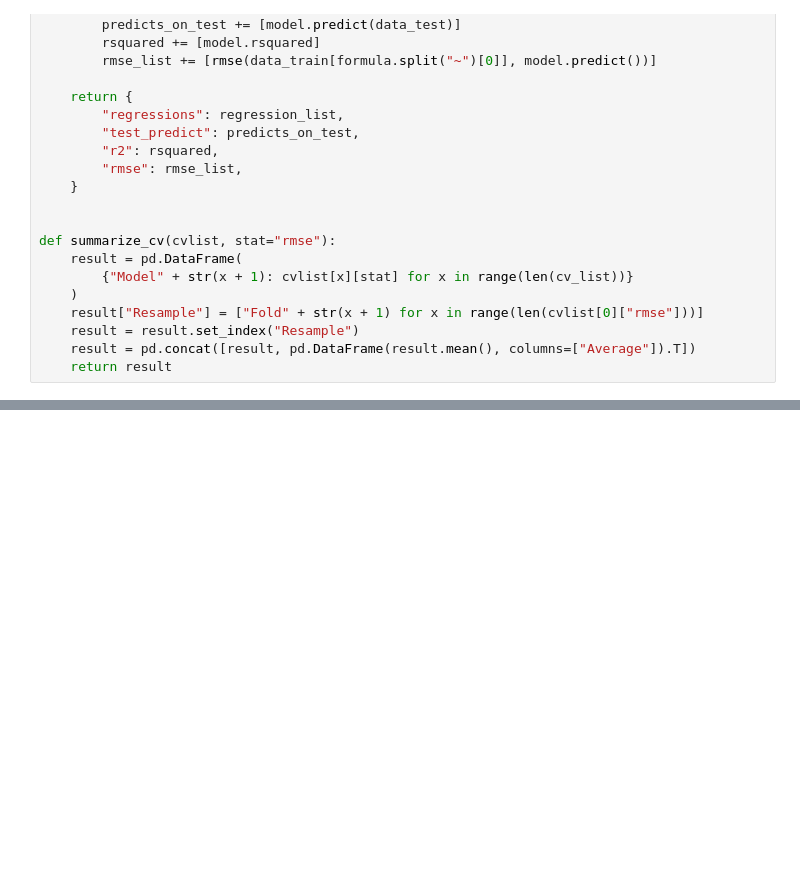
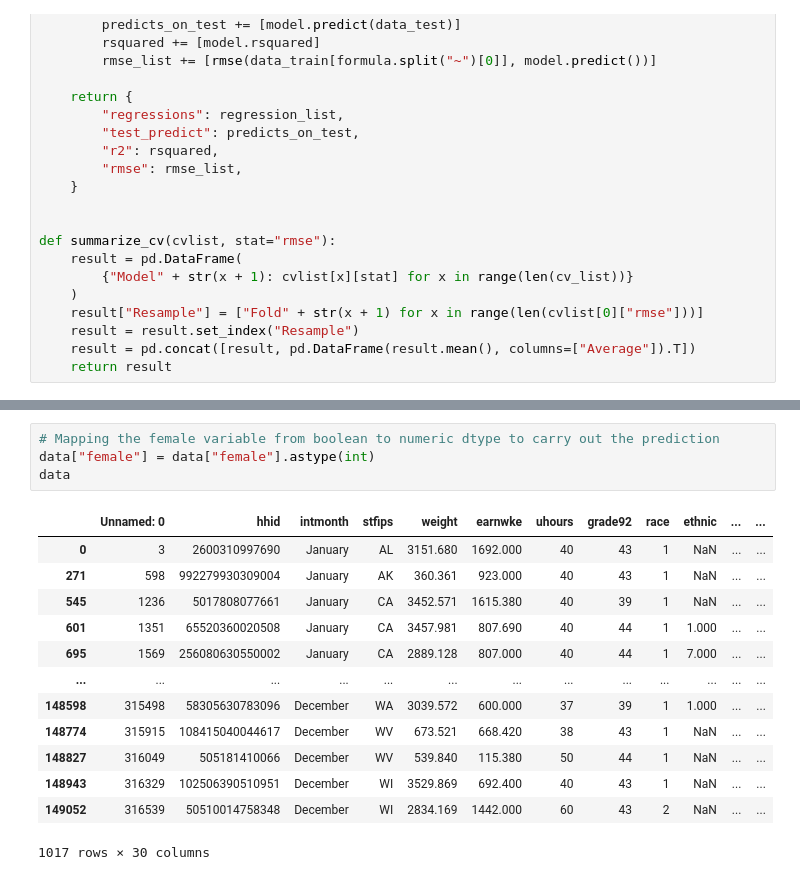
Before and after one commit to zsofiarebeka/DA3_Assignment-1, a Jupyter notebook: DA3_Assignment-1.ipynb, the cells around one changed output, grey strips where cells are left out. Saved outputs shown, nothing was run; the diff lists cells and outputs as text; blank space fills up the shorter version.

```diff
--- a/DA3_Assignment-1.ipynb
+++ b/DA3_Assignment-1.ipynb
@@ -198,0 +529,18 @@ summarize_cv(cv_list)
+# %%
+# Mapping the female variable from boolean to numeric dtype to carry out the prediction
+data["female"] = data["female"].astype(int)
+data
+# %% [output]
+|  | Unnamed: 0 | hhid | intmonth | stfips | weight | earnwke | uhours | grade92 | race | ethnic | ... | ... |
+| 0 | 3 | 2600310997690 | January | AL | 3151.680 | 1692.000 | 40 | 43 | 1 | NaN | ... | ... |
+| 271 | 598 | 992279930309004 | January | AK | 360.361 | 923.000 | 40 | 43 | 1 | NaN | ... | ... |
+| 545 | 1236 | 5017808077661 | January | CA | 3452.571 | 1615.380 | 40 | 39 | 1 | NaN | ... | ... |
+| 601 | 1351 | 65520360020508 | January | CA | 3457.981 | 807.690 | 40 | 44 | 1 | 1.000 | ... | ... |
+| 695 | 1569 | 256080630550002 | January | CA | 2889.128 | 807.000 | 40 | 44 | 1 | 7.000 | ... | ... |
+| ... | ... | ... | ... | ... | ... | ... | ... | ... | ... | ... | ... | ... |
+| 148598 | 315498 | 58305630783096 | December | WA | 3039.572 | 600.000 | 37 | 39 | 1 | 1.000 | ... | ... |
+| 148774 | 315915 | 108415040044617 | December | WV | 673.521 | 668.420 | 38 | 43 | 1 | NaN | ... | ... |
+| 148827 | 316049 | 505181410066 | December | WV | 539.840 | 115.380 | 50 | 44 | 1 | NaN | ... | ... |
+| 148943 | 316329 | 102506390510951 | December | WI | 3529.869 | 692.400 | 40 | 43 | 1 | NaN | ... | ... |
+| 149052 | 316539 | 50510014758348 | December | WI | 2834.169 | 1442.000 | 60 | 43 | 2 | NaN | ... | ... |
+1017 rows × 30 columns
```
Also changed, not shown: parts of 58 cells of this notebook, 1 other file.
